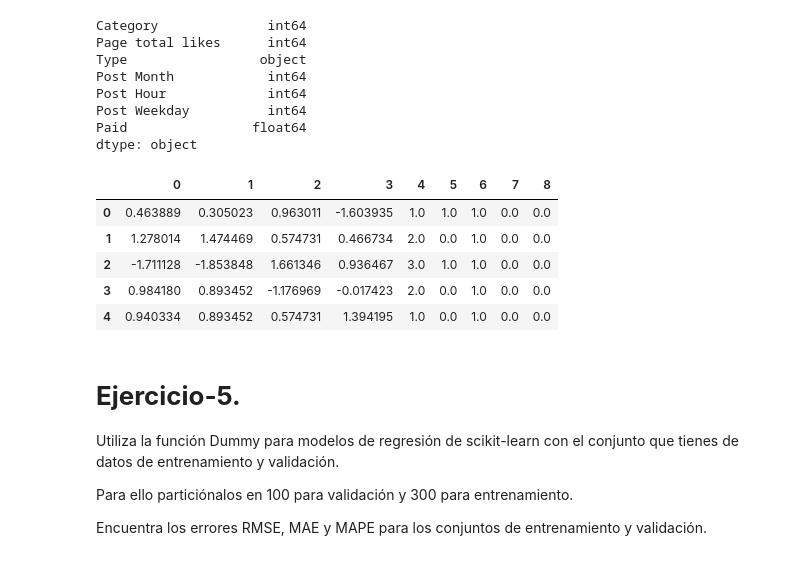
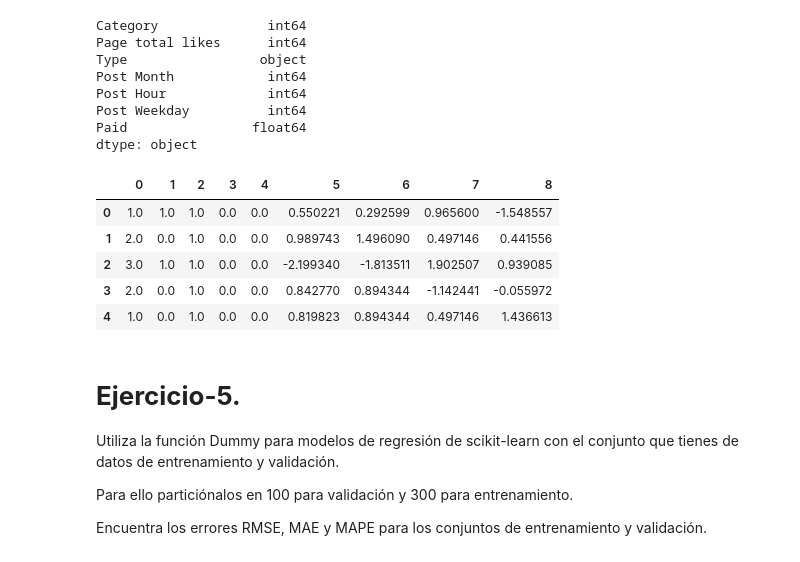
Before and after one commit to diego-carrera/iaa-equipo-30, a Jupyter notebook: semana7/MNA_IAyAA_semana_7_Actividad.ipynb, the cells around one changed output. Cells and saved outputs as stored; diff of their text form; code cells hidden in the pictures.

```diff
--- a/semana7/MNA_IAyAA_semana_7_Actividad.ipynb
+++ b/semana7/MNA_IAyAA_semana_7_Actividad.ipynb
@@ -229,7 +232,7 @@ dtype: object
 #   remainder='passthrough'
 # )
 
-# categoricas_numericas = ['Category']
+categoricas_numericas = ['Category']
 categoricas_numericas = ['Category', 'Paid']
 numericas = ['Page total likes', 'Post Month', 'Post Hour', 'Post Weekday']
 onehot = ['Type']
@@ -237,7 +240,7 @@ onehot = ['Type']
 
 pipeline_numericas = Pipeline(steps=[
   ('median_imputer', SimpleImputer(strategy='median')),
-  ('power_transformer', PowerTransformer())
+  ('power_transformer', StandardScaler())
 ]);
 
 pipeline_categoricas_numericas = Pipeline(steps=[
@@ -248,26 +251,51 @@ pipeline_onehot = Pipeline(steps=[
   ('onehot', OneHotEncoder(drop='first', handle_unknown='ignore'))
 ]);
 
-pipeline = ColumnTransformer(
+column_transformer = ColumnTransformer(
     transformers=[
+        ('categoric', pipeline_categoricas_numericas, categoricas_numericas),
+        ('onehot',    pipeline_onehot,                onehot),
         ('numeric',   pipeline_numericas,             numericas),
-        ('categoric', pipeline_categoricas_numericas, categoricas_numericas),
-        ('onehot',    pipeline_onehot,                onehot)
     ],
     remainder='passthrough'
 )
+
+# ordinal = ['Post Month', 'Post Hour', 'Post Weekday']
+# nominal = ['Type', 'Paid', 'Category']
+# numerical = ['Page total likes']
+
+# ordinal_pipeline = Pipeline([
+#     ("imputer", SimpleImputer(strategy="most_frequent")),
+#     ("encoder", OrdinalEncoder())
+# ])
+
+# nominal_pipeline = Pipeline([
+#     ("imputer", SimpleImputer(strategy="most_frequent")),
+#     ("encoder", OneHotEncoder(sparse=True, handle_unknown="ignore"))
+# ])
+
+# numerical_pipeline = Pipeline([
+#     ("imputer", SimpleImputer(strategy="mean")),
+#     ("scaler", StandardScaler())
+# ])
+
+# pipeline = ColumnTransformer([
+#     ("nominal_preprocessor", nominal_pipeline, nominal),
+#     ("ordinal_preprocessor", ordinal_pipeline, ordinal),
+#     ("numerical_preprocessor", numerical_pipeline, numerical)
+# ])
 # %%
-X_transformed = pipeline.fit_transform(X_train)
+X_transformed = column_transformer.fit_transform(X_train)
 X_transformed.shape
 xtdf = pd.DataFrame(X_transformed)
 xtdf.head()
 # %% [output]
 |  | 0 | 1 | 2 | 3 | 4 | 5 | 6 | 7 | 8 |
-| 0 | 0.463889 | 0.305023 | 0.963011 | -1.603935 | 1.0 | 1.0 | 1.0 | 0.0 | 0.0 |
-| 1 | 1.278014 | 1.474469 | 0.574731 | 0.466734 | 2.0 | 0.0 | 1.0 | 0.0 | 0.0 |
-| 2 | -1.711128 | -1.853848 | 1.661346 | 0.936467 | 3.0 | 1.0 | 1.0 | 0.0 | 0.0 |
-| 3 | 0.984180 | 0.893452 | -1.176969 | -0.017423 | 2.0 | 0.0 | 1.0 | 0.0 | 0.0 |
-| 4 | 0.940334 | 0.893452 | 0.574731 | 1.394195 | 1.0 | 0.0 | 1.0 | 0.0 | 0.0 |
+| 0 | 1.0 | 1.0 | 1.0 | 0.0 | 0.0 | 0.550221 | 0.292599 | 0.965600 | -1.548557 |
+| 1 | 2.0 | 0.0 | 1.0 | 0.0 | 0.0 | 0.989743 | 1.496090 | 0.497146 | 0.441556 |
+| 2 | 3.0 | 1.0 | 1.0 | 0.0 | 0.0 | -2.199340 | -1.813511 | 1.902507 | 0.939085 |
+| 3 | 2.0 | 0.0 | 1.0 | 0.0 | 0.0 | 0.842770 | 0.894344 | -1.142441 | -0.055972 |
+| 4 | 1.0 | 0.0 | 1.0 | 0.0 | 0.0 | 0.819823 | 0.894344 | 0.497146 | 1.436613 |
 # %% [markdown]
 # **Ejercicio-5.**
 
```
Also changed, not shown: parts of 11 cells of this notebook.
